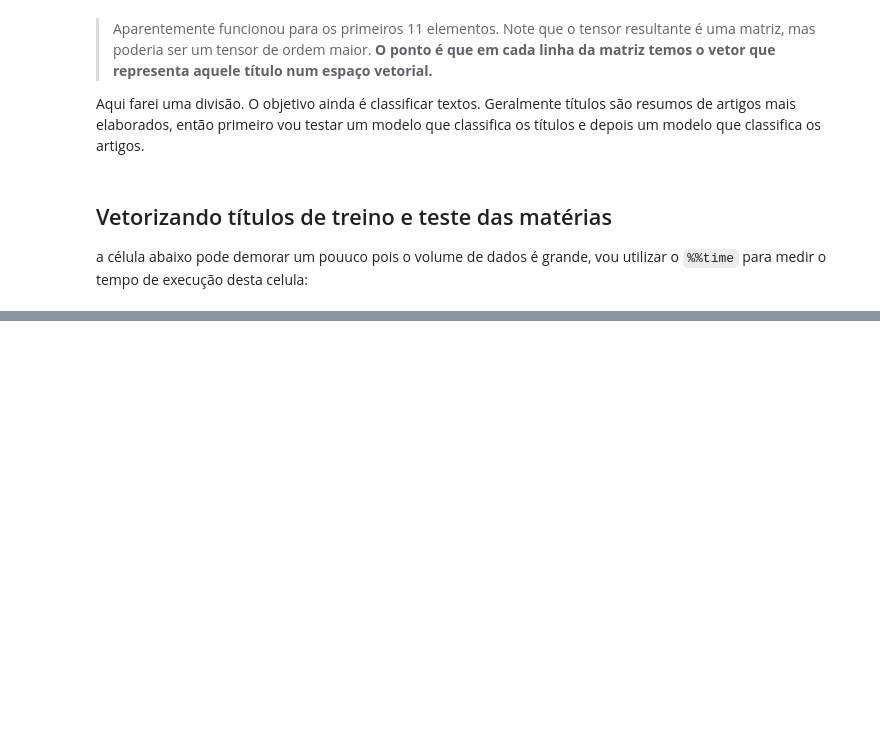
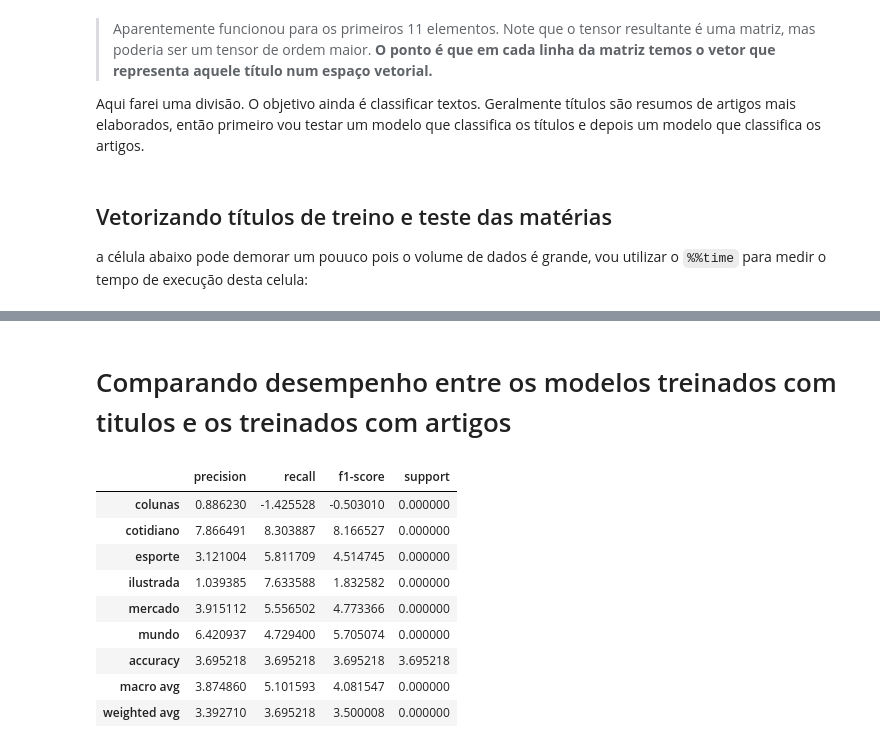
Before and after one commit to ConradBitt/pln, a Jupyter notebook: Word2Vec_Interpretação_da_linguagem_com_word_embedding_.ipynb, the cells around one changed output, grey strips where cells are left out. Drawn from its saved outputs; the diff is of its cells as text; code cells hidden in the pictures; blank space fills up the shorter version.

```diff
--- a/Word2Vec_Interpretação_da_linguagem_com_word_embedding_.ipynb
+++ b/Word2Vec_Interpretação_da_linguagem_com_word_embedding_.ipynb
@@ -829,0 +1060,16 @@ Wall time: 10min 35s
+# %% [markdown]
+# Comparando desempenho entre os modelos treinados com titulos e os treinados com artigos
+# %%
+avaliacao_modelos = metricas_artigos - metricas_logistic_regression
+(avaliacao_modelos * 100).T
+# %% [output]
+|  | precision | recall | f1-score | support |
+| colunas | 0.886230 | -1.425528 | -0.503010 | 0.000000 |
+| cotidiano | 7.866491 | 8.303887 | 8.166527 | 0.000000 |
+| esporte | 3.121004 | 5.811709 | 4.514745 | 0.000000 |
+| ilustrada | 1.039385 | 7.633588 | 1.832582 | 0.000000 |
+| mercado | 3.915112 | 5.556502 | 4.773366 | 0.000000 |
+| mundo | 6.420937 | 4.729400 | 5.705074 | 0.000000 |
+| accuracy | 3.695218 | 3.695218 | 3.695218 | 3.695218 |
+| macro avg | 3.874860 | 5.101593 | 4.081547 | 0.000000 |
+| weighted avg | 3.392710 | 3.695218 | 3.500008 | 0.000000 |
```
Also changed, not shown: parts of 88 cells of this notebook.
